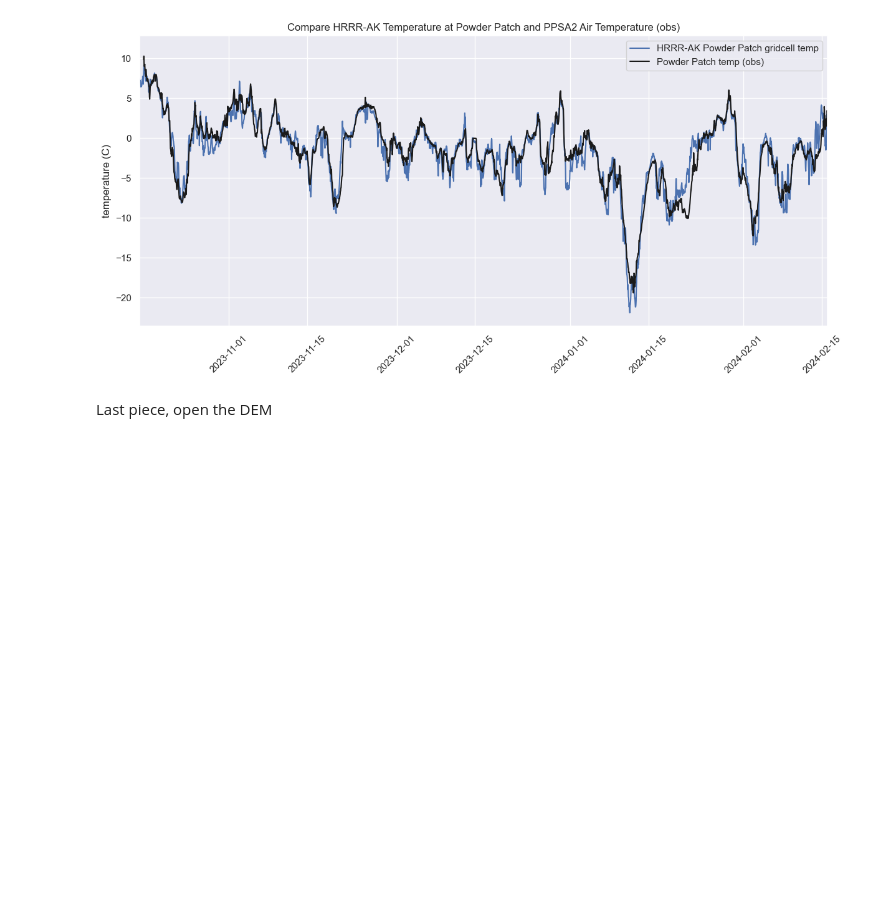
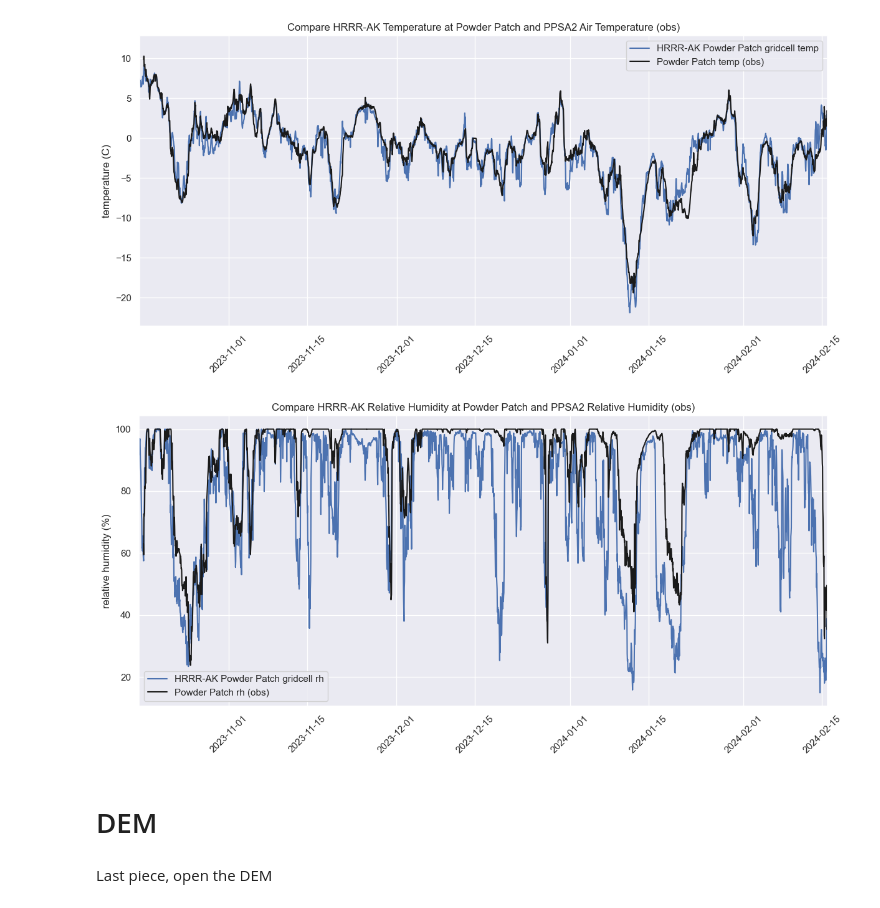
Before and after one commit to cassielumbrazo/snow_modeling_point, a Jupyter notebook: 5_hrrrak_temperature_downscale.ipynb, the cells around one changed output. Saved outputs shown, nothing was run; the diff lists cells and outputs as text; code cells hidden in the pictures; blank space fills up the shorter version.

```diff
--- a/5_hrrrak_temperature_downscale.ipynb
+++ b/5_hrrrak_temperature_downscale.ipynb
@@ -249,6 +249,31 @@ plt.xlim(pd.to_datetime('2023-10-16'), pd.to_datetime('2024-02-16'))
 plt.show()
 # %% [output]
 [figure]
+# %%
+# zoom in the xaxis to see the time series better
+plt.figure(figsize=(12, 6))
+plt.plot(ds_pp['time'].values, ds_pp['rh'].values, color='b', label='HRRR-AK Powder Patch gridcell rh')
+# plt.plot(ds_faa['time'].values, ds_faa['temp_c'].values, color='r')
+
+plt.plot(df_pp_short.index, df_pp_short['relative_humidity_set_1'], label='Powder Patch rh (obs)', color='k')
+
+plt.title('Compare HRRR-AK Relative Humidity at Powder Patch and PPSA2 Relative Humidity (obs)')
+# plt.xlabel('Time')
+plt.ylabel('relative humidity (%)')
+plt.legend()
+plt.xticks(rotation=45)
+# plt.grid(True)
+plt.tight_layout()
+
+# zoom into a few days only on the xaxis
+plt.xlim(pd.to_datetime('2023-10-16'), pd.to_datetime('2024-02-16'))
+# plt.xlim(pd.to_datetime('2024-02-10'), pd.to_datetime('2024-02-16'))
+
+plt.show()
+# %% [output]
+[figure, added]
+# %% [markdown]
+# DEM
 # %% [markdown]
 Last piece, open the DEM
 # %%
```
Also changed, not shown: parts of 4 cells of this notebook, 3 other files.
